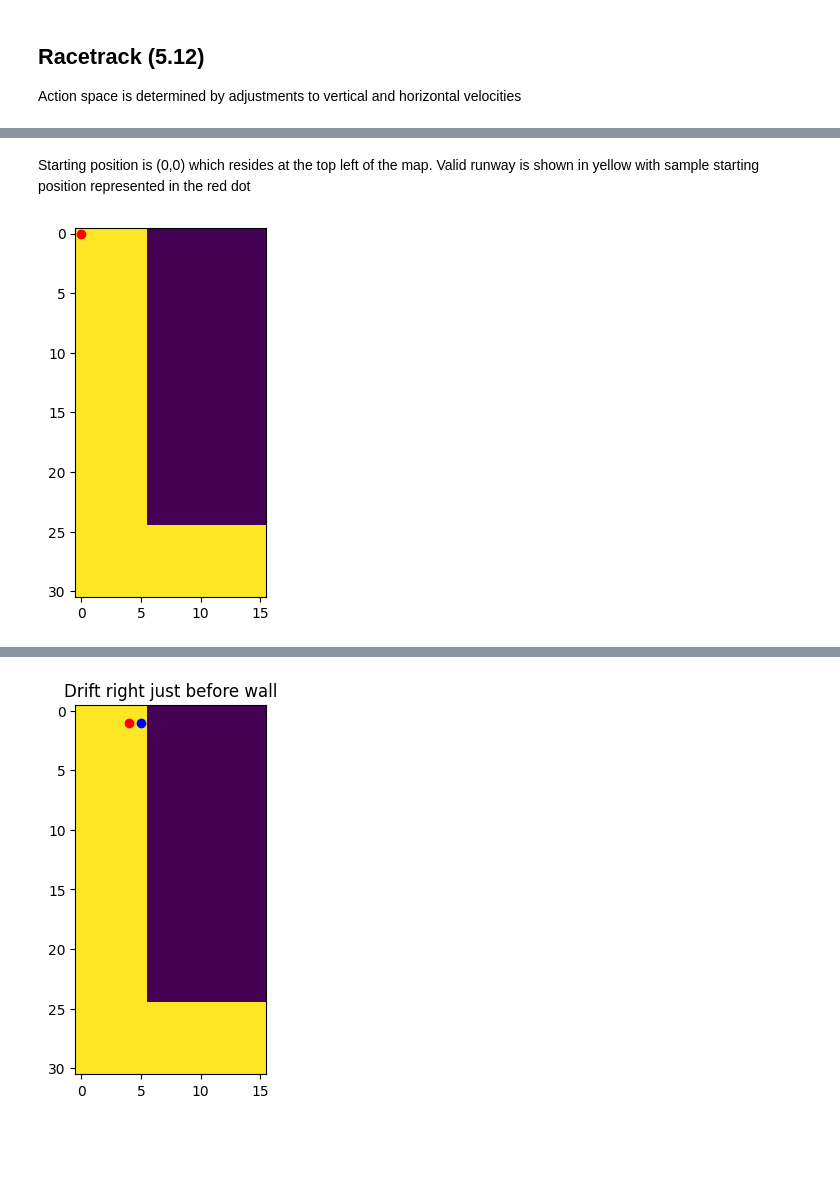
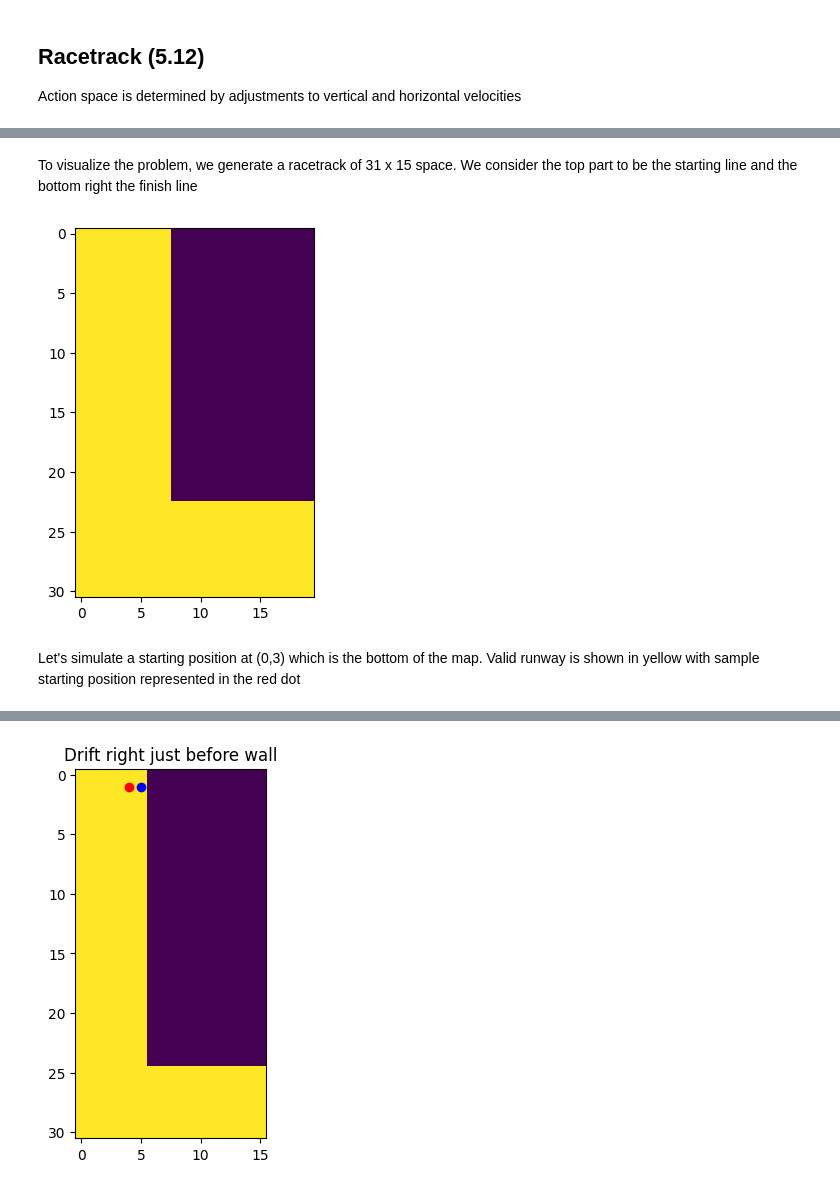
Before and after one commit to jsmithdlc/sutton-barto-programming, a Jupyter notebook: notebooks/chapter_5.ipynb, the cells around one changed output, grey strips where cells are left out. Drawn from its saved outputs; the diff is of its cells as text; code cells hidden in the pictures; blank space fills up the shorter version.

Commit message:
feat: helper functions to modularize action and observation spaces

```diff
--- a/notebooks/chapter_5.ipynb
+++ b/notebooks/chapter_5.ipynb
@@ -15,14 +16,19 @@ action_space
+# %% [markdown]
+To visualize the problem, we generate a racetrack of 31 x 15 space. We consider the top part to be the starting line and the bottom right the finish line
+# %%
+import matplotlib.pyplot as plt
+import numpy as np
+
+
+def create_racetrack(rows, columns, lanewidth):
+    racetrack = np.ones((rows, columns), dtype=np.uint8)
+    racetrack[:rows-lanewidth,lanewidth:] = 0
+    return racetrack
+
+racetrack_ex = create_racetrack(31,20,8)
+plt.imshow(racetrack_ex)
+plt.show()
+# %% [output]
+[figure, added]
 # %% [markdown]
-Starting position is (0,0) which resides at the top left of the map. Valid runway is shown in yellow with sample starting position represented in the red dot
+Let's simulate a starting position at (0,3) which is the bottom of the map. Valid runway is shown in yellow with sample starting position represented in the red dot
-# %%
-import matplotlib.pyplot as plt
-import numpy as np
-
-state_space = np.ones((31,16),dtype=np.uint8)
-state_space[:25,-10:] = 0
-start_pos = (np.random.randint(0,6),0)
-plt.plot(start_pos[0],start_pos[1],'ro')
-plt.imshow(state_space)
-plt.show()
-# %% [output]
-[figure, removed]
```
Also changed, not shown: parts of 6 cells of this notebook.
